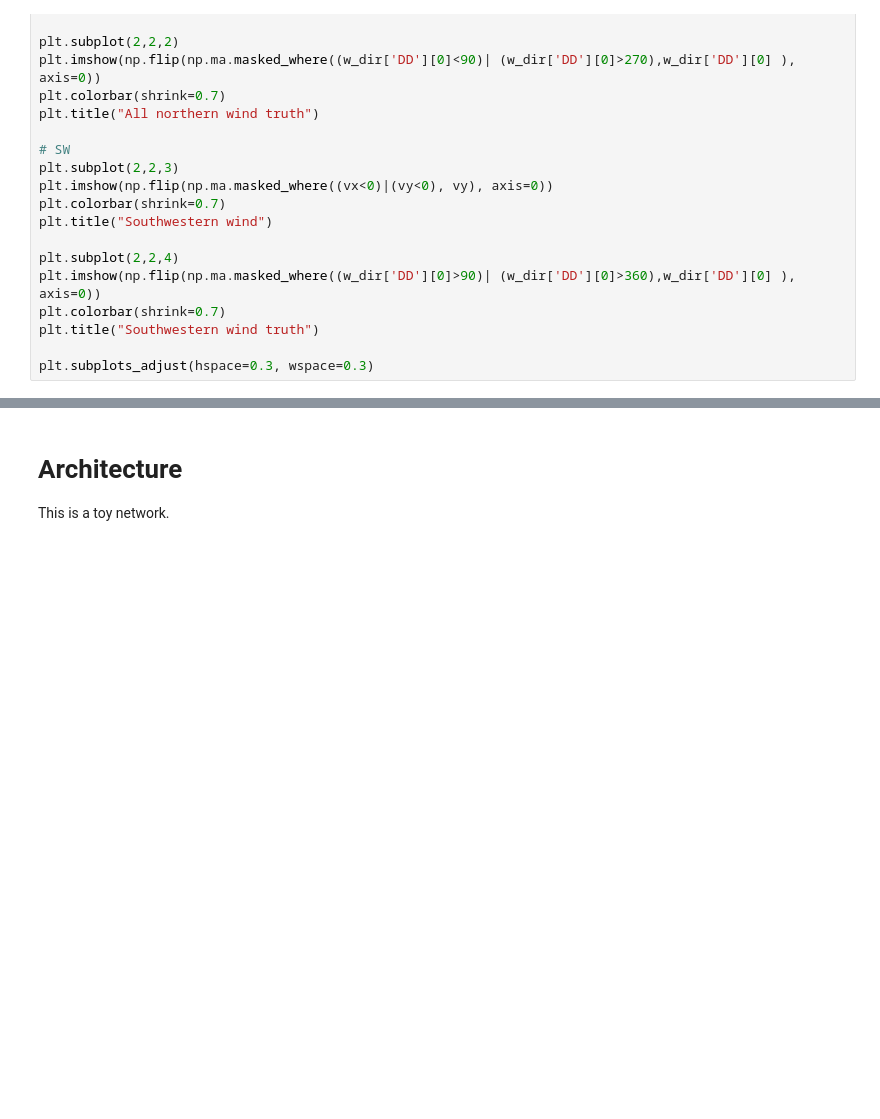
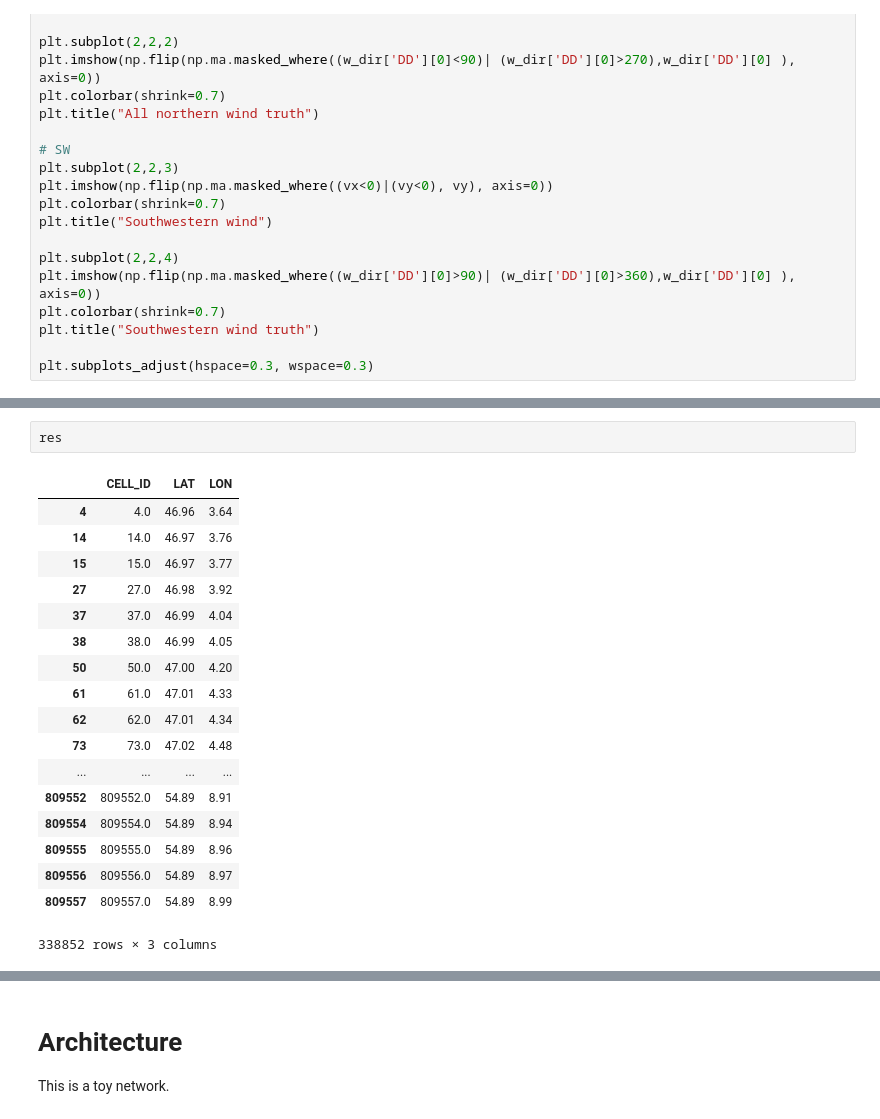
Before and after one commit to pkicsiny/ADL4CV_project, a Jupyter notebook: Project.ipynb, the cells around one changed output, grey strips where cells are left out. Saved outputs shown, nothing was run; the diff lists cells and outputs as text; blank space fills up the shorter version.

```diff
--- a/Project.ipynb
+++ b/Project.ipynb
@@ -164,0 +245,21 @@ plt.subplots_adjust(hspace=0.3, wspace=0.3)
+# %%
+res
+# %% [output]
+|  | CELL_ID | LAT | LON |
+| 4 | 4.0 | 46.96 | 3.64 |
+| 14 | 14.0 | 46.97 | 3.76 |
+| 15 | 15.0 | 46.97 | 3.77 |
+| 27 | 27.0 | 46.98 | 3.92 |
+| 37 | 37.0 | 46.99 | 4.04 |
+| 38 | 38.0 | 46.99 | 4.05 |
+| 50 | 50.0 | 47.00 | 4.20 |
+| 61 | 61.0 | 47.01 | 4.33 |
+| 62 | 62.0 | 47.01 | 4.34 |
+| 73 | 73.0 | 47.02 | 4.48 |
+| ... | ... | ... | ... |
+| 809552 | 809552.0 | 54.89 | 8.91 |
+| 809554 | 809554.0 | 54.89 | 8.94 |
+| 809555 | 809555.0 | 54.89 | 8.96 |
+| 809556 | 809556.0 | 54.89 | 8.97 |
+| 809557 | 809557.0 | 54.89 | 8.99 |
+338852 rows × 3 columns
```
Also changed, not shown: parts of 20 cells of this notebook.
